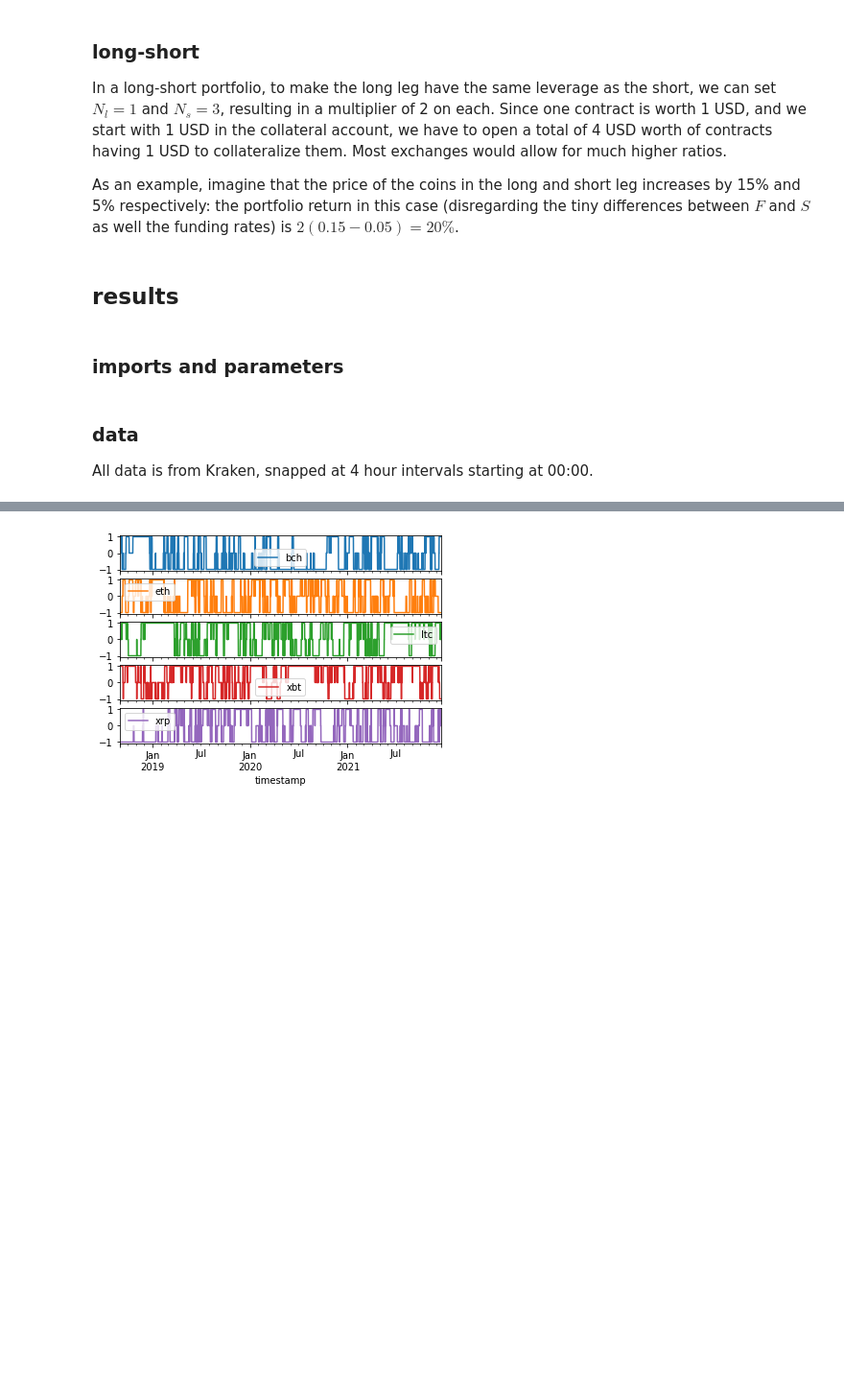
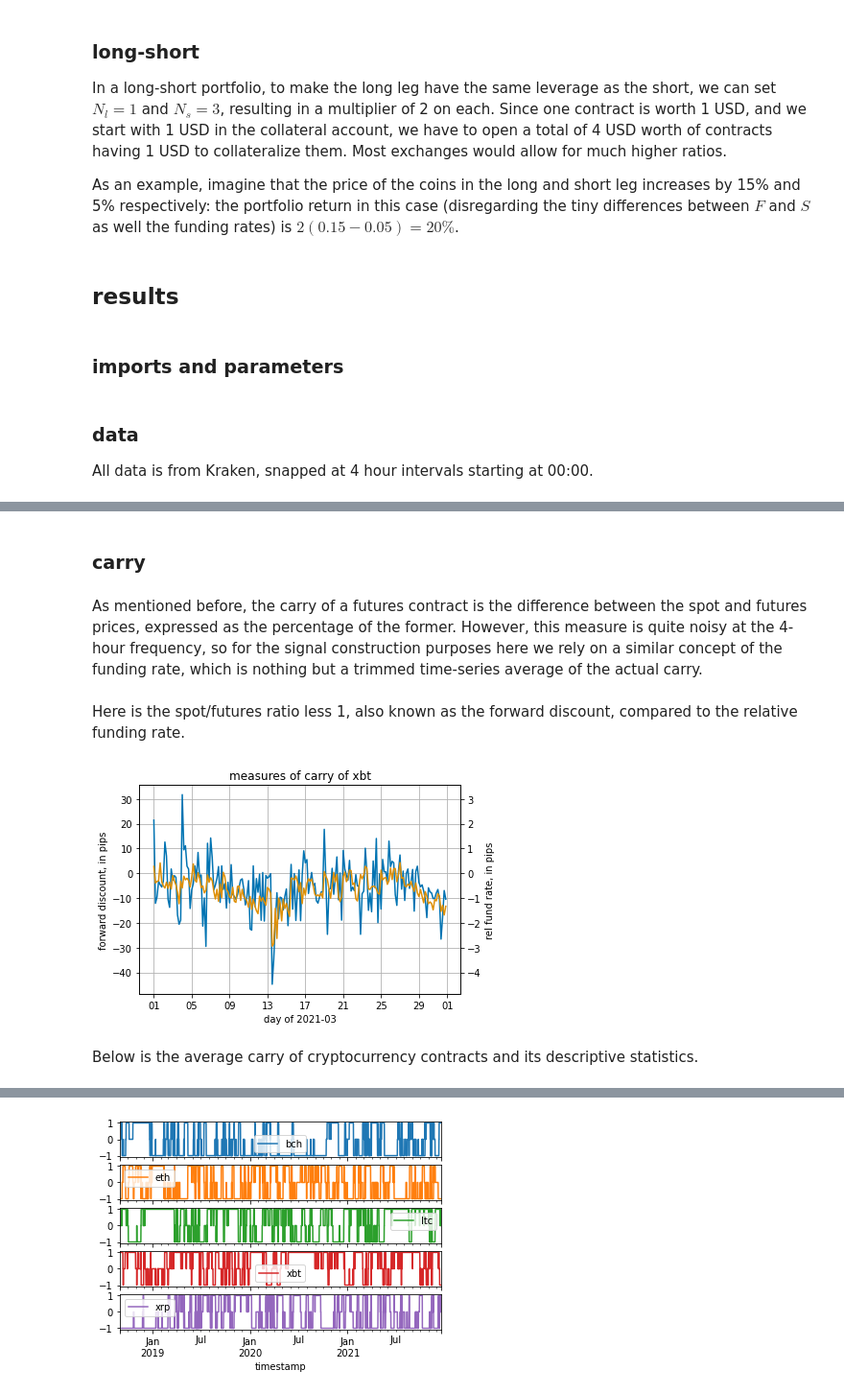
Before and after one commit to ipozdeev/crypto-fx-strategies, a Jupyter notebook: walkthrough.ipynb, the cells around one changed output, grey strips where cells are left out. Shown at 96% size. Drawn from its saved outputs; the diff is of its cells as text; code cells hidden in the pictures; blank space fills up the shorter version.

Commit message:
finish ipynb (carry only), wording in readme

```diff
--- a/walkthrough.ipynb
+++ b/walkthrough.ipynb
@@ -266,0 +258,4 @@ timestamp
+# %% [markdown]
+### carry
+# %% [markdown]
+As mentioned before, the carry of a futures contract is the difference between the spot and futures prices, expressed as the percentage of the former. However, this measure is quite noisy at the 4-hour frequency, so for the signal construction purposes here we rely on a similar concept of the funding rate, which is nothing but a trimmed time-series average of the actual carry.
@@ -266,0 +268,34 @@ timestamp
+# %% [markdown]
+Here is the spot/futures ratio less 1, also known as the forward discount, compared to the relative funding rate.
+# %%
+fwd_d = (data_s / data_p - 1)
+
+c_ = "xbt"
+m_ = "2021-03"
+
+to_plot = pd.concat((fwd_d.loc[m_, c_], carry.loc[m_, c_]),
+                    axis=1, keys=["fwd-disc", "rel-fund"]) * 10000
+
+# plot on two axes, style
+ax = sns.lineplot(data=to_plot["fwd-disc"], color=sns.color_palette("colorblind")[0])
+ax2 = ax.twinx()
+sns.lineplot(data=to_plot["rel-fund"], color=sns.color_palette("colorblind")[1], ax=ax2)
+ax2.set_ylim(np.array(ax.get_ylim()) / 10)
+ax2.set_yticks(ax.get_yticks() / 10)
+ax2.set_ylim(np.array(ax.get_ylim()) / 10)
+
+ax.xaxis.set_major_formatter(DateFormatter("%d"))
+
+ax.grid(axis="both")
+
+ax.set_title(f"measures of carry of {c_}")
+
+ax.set_ylabel("forward discount, in pips")
+ax2.set_ylabel("rel fund rate, in pips")
+ax.set_xlabel(f"day of {m_}", visible=True)
+
+plt.show()
+# %% [output]
+[figure, added]
+# %% [markdown]
+Below is the average carry of cryptocurrency contracts and its descriptive statistics.
```
Also changed, not shown: parts of 41 cells of this notebook, 1 other file.
